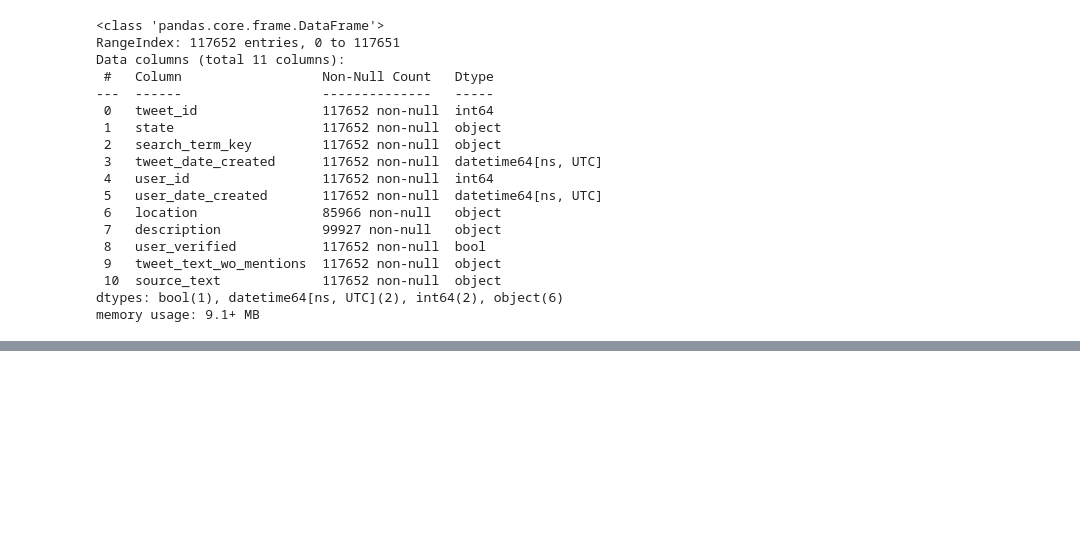
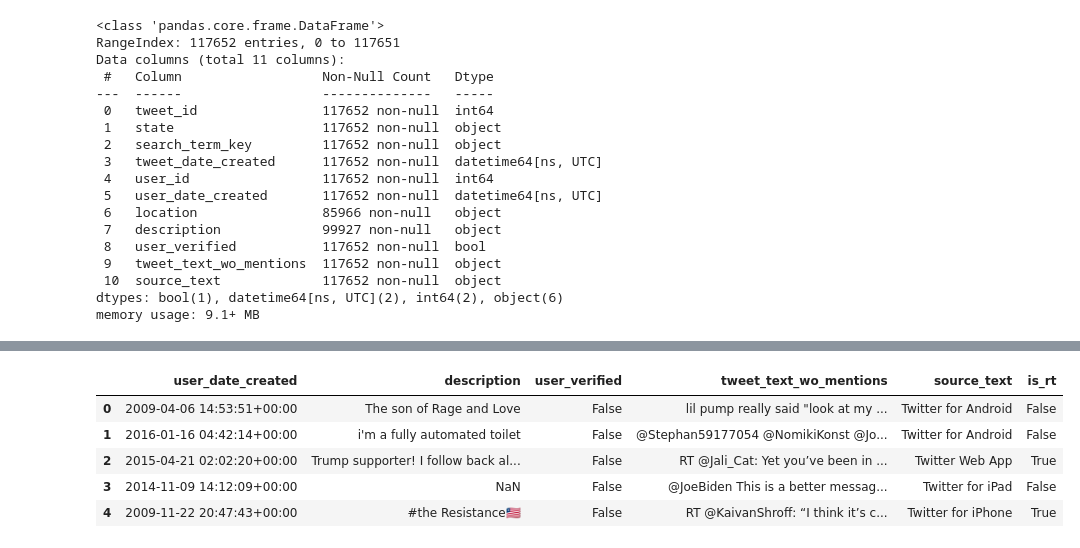
Before and after one commit to connorslagle/micro-blog-demo-targeting, a Jupyter notebook: notebooks/Untitled.ipynb, the cells around one changed output, grey strips where cells are left out. Saved outputs shown, nothing was run; the diff lists cells and outputs as text; code cells hidden in the pictures; blank space fills up the shorter version.

```diff
--- a/notebooks/Untitled.ipynb
+++ b/notebooks/Untitled.ipynb
@@ -46,0 +47,7 @@ acount_age = df['tweet_date_created'] - df['user_date_created']
+# %%
+tweet_text = df['tweet_text_wo_mentions']
+# %%
+retweet_regex = "^RT @"
+mentions_regex = "^@"
+
+retweets = [tweet for tweet in tweet_text if re.search(retweet_regex, tweet)]
@@ -46,0 +103,12 @@ acount_age = df['tweet_date_created'] - df['user_date_created']
+# %%
+# create X matrix, drop cols
+drop_cols = ['tweet_id', 'state', 'search_term_key', 'tweet_date_created', 'user_id', 'location']
+new_df = df.drop(drop_cols, axis=1)
+new_df.head()
+# %% [output]
+|  | user_date_created | description | user_verified | tweet_text_wo_mentions | source_text | is_rt |
+| 0 | 2009-04-06 14:53:51+00:00 | The son of Rage and Love | False | lil pump really said "look at my ... | Twitter for Android | False |
+| 1 | 2016-01-16 04:42:14+00:00 | i'm a fully automated toilet | False | @Stephan59177054 @NomikiKonst @Jo... | Twitter for Android | False |
+| 2 | 2015-04-21 02:02:20+00:00 | Trump supporter! I follow back al... | False | RT @Jali_Cat: Yet you’ve been in ... | Twitter Web App | True |
+| 3 | 2014-11-09 14:12:09+00:00 | NaN | False | @JoeBiden This is a better messag... | Twitter for iPad | False |
+| 4 | 2009-11-22 20:47:43+00:00 | #the Resistance🇱🇷 | False | RT @KaivanShroff: “I think it’s c... | Twitter for iPhone | True |
```
Also changed, not shown: parts of 43 cells of this notebook, 1 other file.
